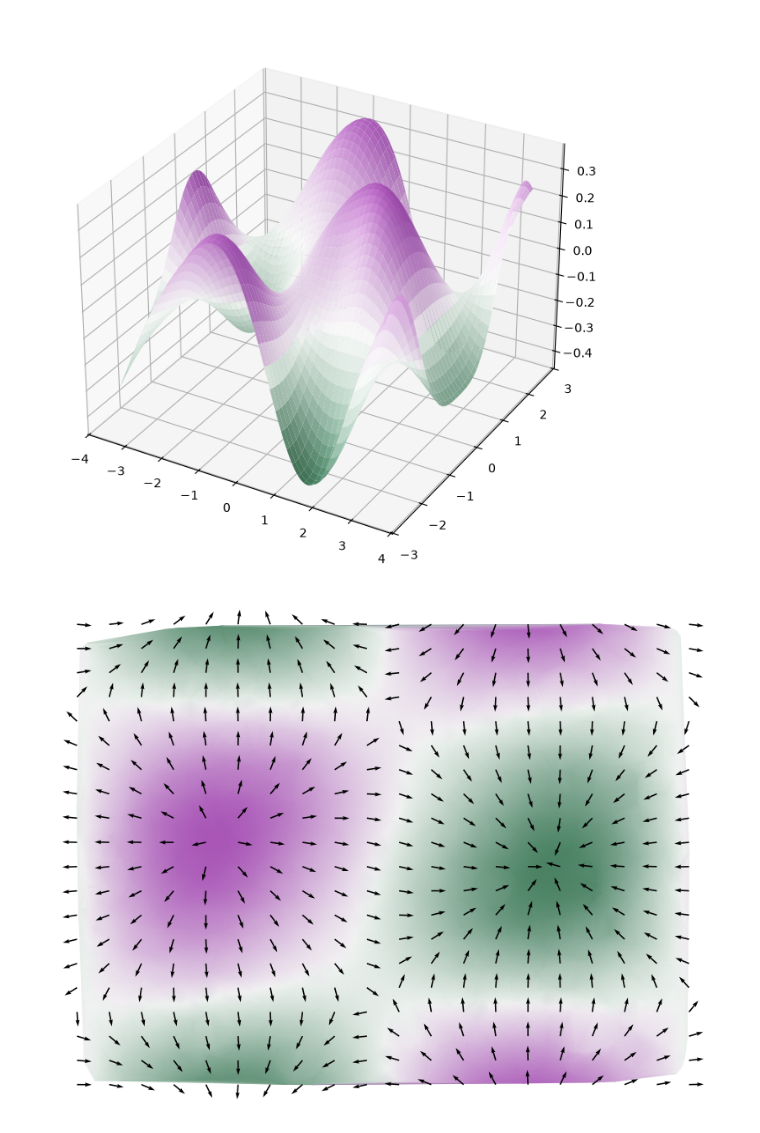
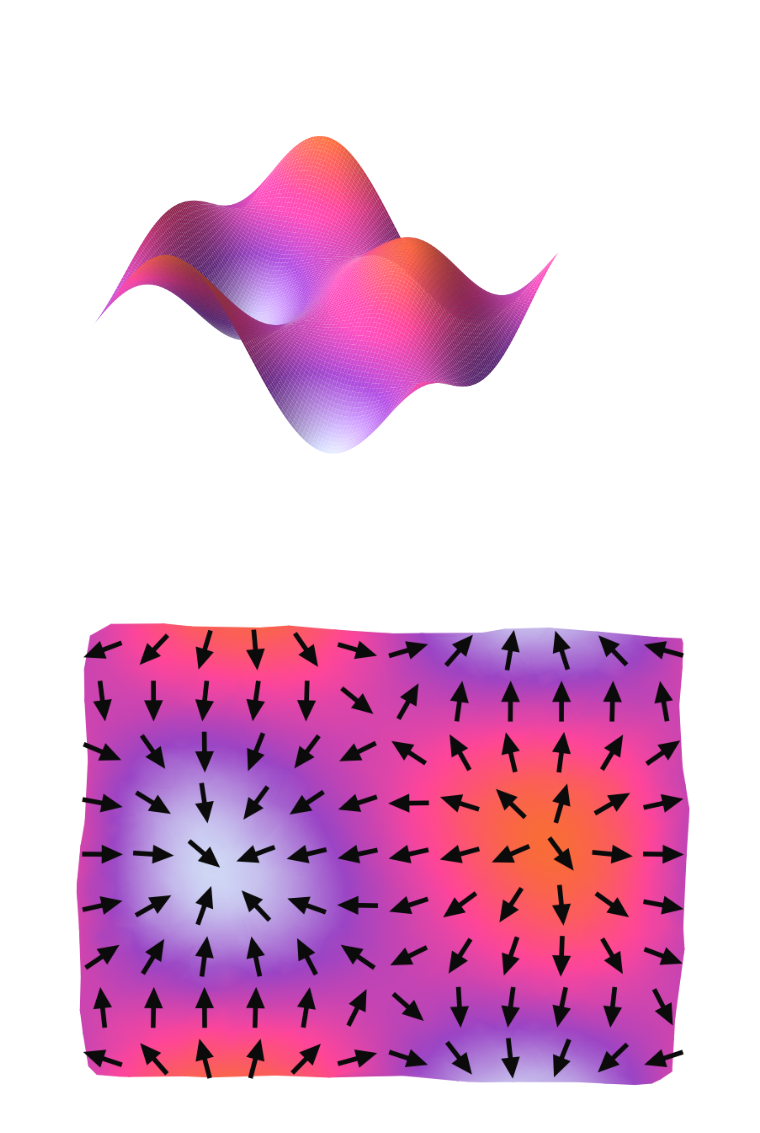
Before and after one commit to Gwendal-Debaussart/Finsler-Embedding, a Jupyter notebook: src/finsler_embedding/experiments/matsumoto/matsumoto_dataset.ipynb, the cells around one changed output. Drawn from its saved outputs; the diff is of its cells as text; code cells hidden in the pictures.

```diff
--- a/src/finsler_embedding/experiments/matsumoto/matsumoto_dataset.ipynb
+++ b/src/finsler_embedding/experiments/matsumoto/matsumoto_dataset.ipynb
@@ -49,6 +52,6 @@ Z = Mountain()(X)
 
 X_high = torch.cat([X, Z], dim=1)
 # %%
-cmap = sns.diverging_palette(145, 300, s=60, as_cmap=True)
+cmap = SPEED  # same scale as GlobCurrent: pale for low, orange for high
 # %%
 def plot_surface(X,Y,Z,ax: Axes3D,use_wireframe: bool = True):
@@ -206,58 +196,66 @@ plt.show()
 # %%
 fig = plt.figure(figsize=(8, 8))
-ax = fig.add_subplot(1, 1, 1, projection="3d")
+ax = fig.add_axes([0, 0, 1, 1], projection="3d")
 plot_surface(X_plt.numpy(),Y_plt.numpy(),Z_plt.numpy(),ax,use_wireframe=False)
-fig.savefig("matsumoto_surface.pdf", bbox_inches="tight", pad_inches=0)
+ax.set_box_aspect((1.35, 1.0, 0.55))  # the height is exaggerated, as in the illustration of the method
+ax.view_init(elev=32, azim=-58)
+ax.set_axis_off()
+
+# Crop the pdf to what is drawn
+fig.canvas.draw()
+image = np.asarray(fig.canvas.buffer_rgba())[..., :3]
+rows, cols = np.nonzero((image < 250).any(axis=2))
+box = Bbox([[cols.min() / fig.dpi, (image.shape[0] - rows.max() - 1) / fig.dpi],
+            [(cols.max() + 1) / fig.dpi, (image.shape[0] - rows.min()) / fig.dpi]])
+fig.savefig("matsumoto_surface.pdf", bbox_inches=box, pad_inches=0., dpi=300)
 # %% [output]
-[figure, old version]
+[figure, new version]
 # %%
 import matplotlib.pyplot as plt
 import matplotlib.tri as mtri
 
-# Same interpolated background, with arrows evaluated on a regular embedding grid.
+# Heights as background, arrows on a regular grid of the embedding: few and bold (the figure is printed
+# about one inch wide), centered in square cells, and only where the background is drawn.
 points = X_low.detach().cpu().numpy()
 heights = Z.detach().cpu().numpy().reshape(-1)
 tri = mtri.Triangulation(points[:, 0], points[:, 1])
+corners = points[tri.triangles]  # (triangles, 3, 2)
+longest = np.max(np.linalg.norm(corners - np.roll(corners, 1, axis=1), axis=2), axis=1)
+tri.set_mask(longest > 6 * np.median(longest))  # drop the long triangles that bridge the boundary
 
-n_arrows = 20
-x_grid = torch.linspace(X_low[:, 0].min(), X_low[:, 0].max(), n_arrows)
-y_grid = torch.linspace(X_low[:, 1].min(), X_low[:, 1].max(), n_arrows)
-grid_x, grid_y = torch.meshgrid(x_grid, y_grid, indexing="ij")
-grid_points = torch.stack([grid_x.flatten(), grid_y.flatten()], dim=1)
+n_arrows = 12  # along the long axis
+lo, hi = points.min(axis=0), points.max(axis=0)
+spacing = (hi - lo).max() / n_arrows
+counts = np.round((hi - lo) / spacing).astype(int)
+x_grid = lo[0] + spacing * (np.arange(counts[0]) + 0.5) + ((hi - lo)[0] - counts[0] * spacing) / 2
+y_grid = lo[1] + spacing * (np.arange(counts[1]) + 0.5) + ((hi - lo)[1] - counts[1] * spacing) / 2
+grid_x, grid_y = np.meshgrid(x_grid, y_grid, indexing="ij")
+inside = (tri.get_trifinder()(grid_x.ravel(), grid_y.ravel()) >= 0)
+grid_points = torch.tensor(np.stack([grid_x.ravel(), grid_y.ravel()], axis=1)[inside], dtype=X_low.dtype)
 
 with torch.no_grad():
     grid_field = model(grid_points)
 grid_field = grid_field / (grid_field.norm(dim=1, keepdim=True) + 1e-12)
 
 fig, ax = plt.subplots(figsize=(8, 8))
-ax.tripcolor(
-    tri,
-    heights,
-    cmap=cmap,
-    shading="gouraud",
-)
-
-arrow_length = 0.12 * max(
-    float(points[:, 0].max() - points[:, 0].min()),
-    float(points[:, 1].max() - points[:, 1].min()),
-)
+ax.tripcolor(tri, heights, cmap=cmap, shading="gouraud")
 ax.quiver(
     grid_points[:, 0],
     grid_points[:, 1],
-    arrow_length * grid_field[:, 0],
-    arrow_length * grid_field[:, 1],
-    color="black",
+    grid_field[:, 0],
+    grid_field[:, 1],
+    color=INK,
     angles="xy",
     scale_units="xy",
-    scale=5,
-    width=0.002,
-    pivot="tail",
+    scale=1 / (0.8 * spacing),  # arrow length: 80% of the spacing of the grid
+    width=0.007, headwidth=4, headlength=4.5,
+    pivot="mid",
 )
 
 ax.set_aspect("equal")
 ax.axis("off")
 plt.tight_layout(pad=0)
 plt.savefig("matsumoto_vector_field_grid.pdf", bbox_inches="tight", pad_inches=0)
 plt.show()
 # %% [output]
-[figure, old version]
+[figure, new version]
```
Also changed, not shown: parts of 7 cells of this notebook, 15 other files.
